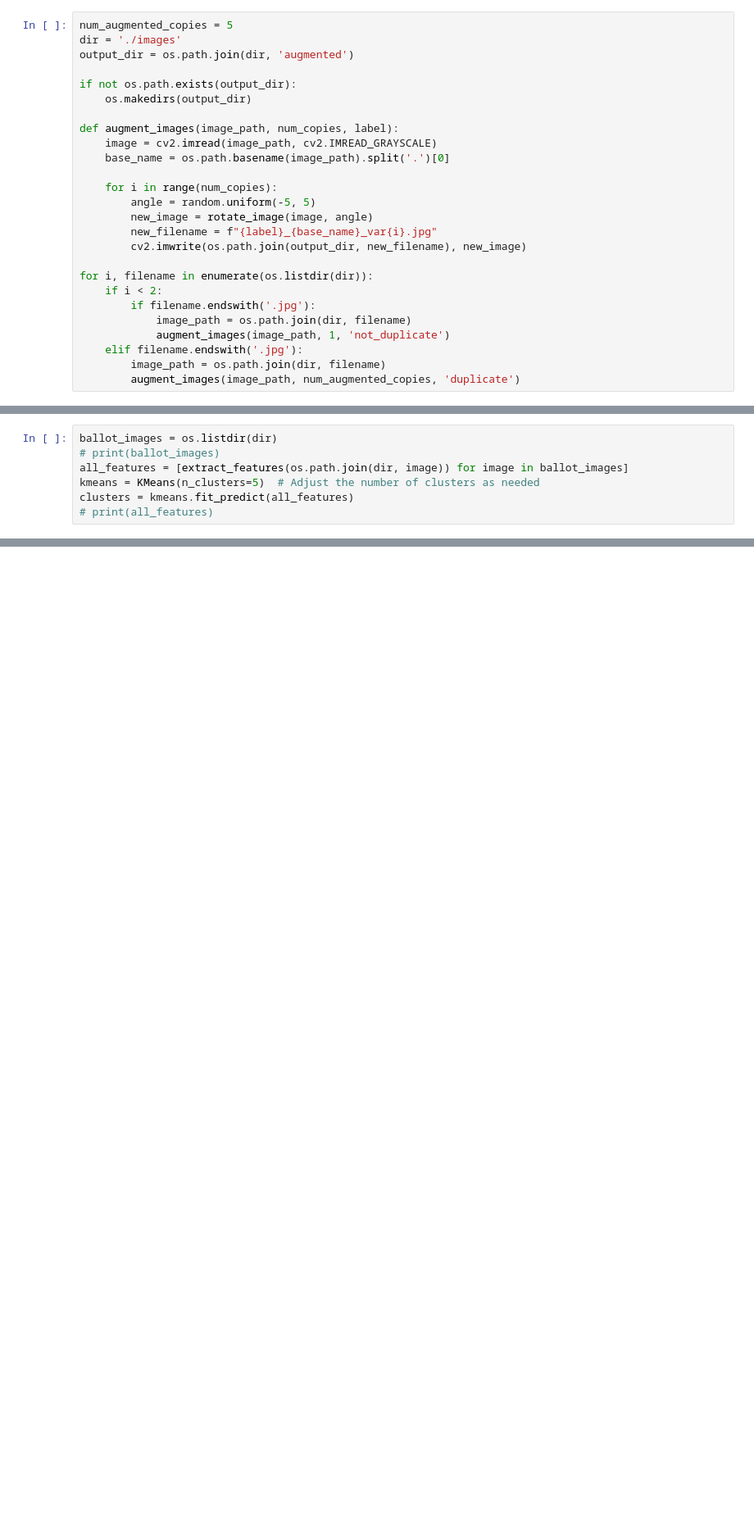
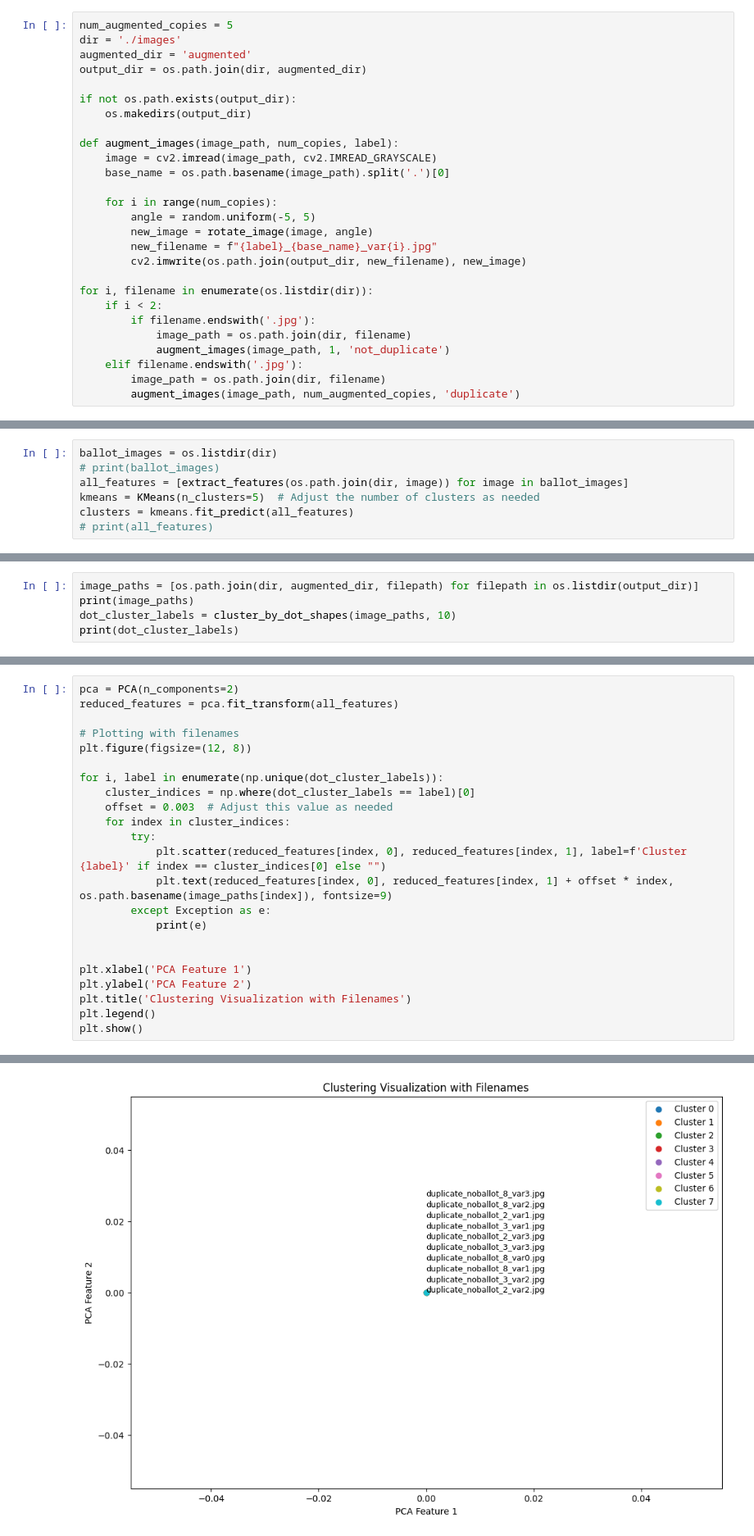
Before and after one commit to jedhelmers/Coursera-Supervised-Learning-Final, a Jupyter notebook: main.ipynb, the cells around one changed output, grey strips where cells are left out. Shown: that part at 82% size. Drawn from its saved outputs; the diff is of its cells as text; blank space fills up the shorter version.

Commit message:
clustering start

```diff
--- a/main.ipynb
+++ b/main.ipynb
@@ -82,7 +82,8 @@ plt.show()
 # %%
 num_augmented_copies = 5
 dir = './images'
-output_dir = os.path.join(dir, 'augmented')
+augmented_dir = 'augmented'
+output_dir = os.path.join(dir, augmented_dir)
 
 if not os.path.exists(output_dir):
     os.makedirs(output_dir)
@@ -180,0 +217,5 @@ Epoch 10/10
+# %%
+image_paths = [os.path.join(dir, augmented_dir, filepath) for filepath in os.listdir(output_dir)]
+print(image_paths)
+dot_cluster_labels = cluster_by_dot_shapes(image_paths, 10)
+print(dot_cluster_labels)
@@ -180,0 +225,24 @@ Epoch 10/10
+# %%
+pca = PCA(n_components=2)
+reduced_features = pca.fit_transform(all_features)
+
+# Plotting with filenames
+plt.figure(figsize=(12, 8))
+
+for i, label in enumerate(np.unique(dot_cluster_labels)):
+    cluster_indices = np.where(dot_cluster_labels == label)[0]
+    offset = 0.003  # Adjust this value as needed
+    for index in cluster_indices:
+        try:
+            plt.scatter(reduced_features[index, 0], reduced_features[index, 1], label=f'Cluster {label}' if index == cluster_indices[0] else "")
+            plt.text(reduced_features[index, 0], reduced_features[index, 1] + offset * index, os.path.basename(image_paths[index]), fontsize=9)
+        except Exception as e:
+            print(e)
+
+
+plt.xlabel('PCA Feature 1')
+plt.ylabel('PCA Feature 2')
+plt.title('Clustering Visualization with Filenames')
+plt.legend()
+plt.show()
+# %% [output]
@@ -180,0 +266 @@ Epoch 10/10
+[figure, added]
```
Also changed, not shown: parts of 11 cells of this notebook, 2 other files.
